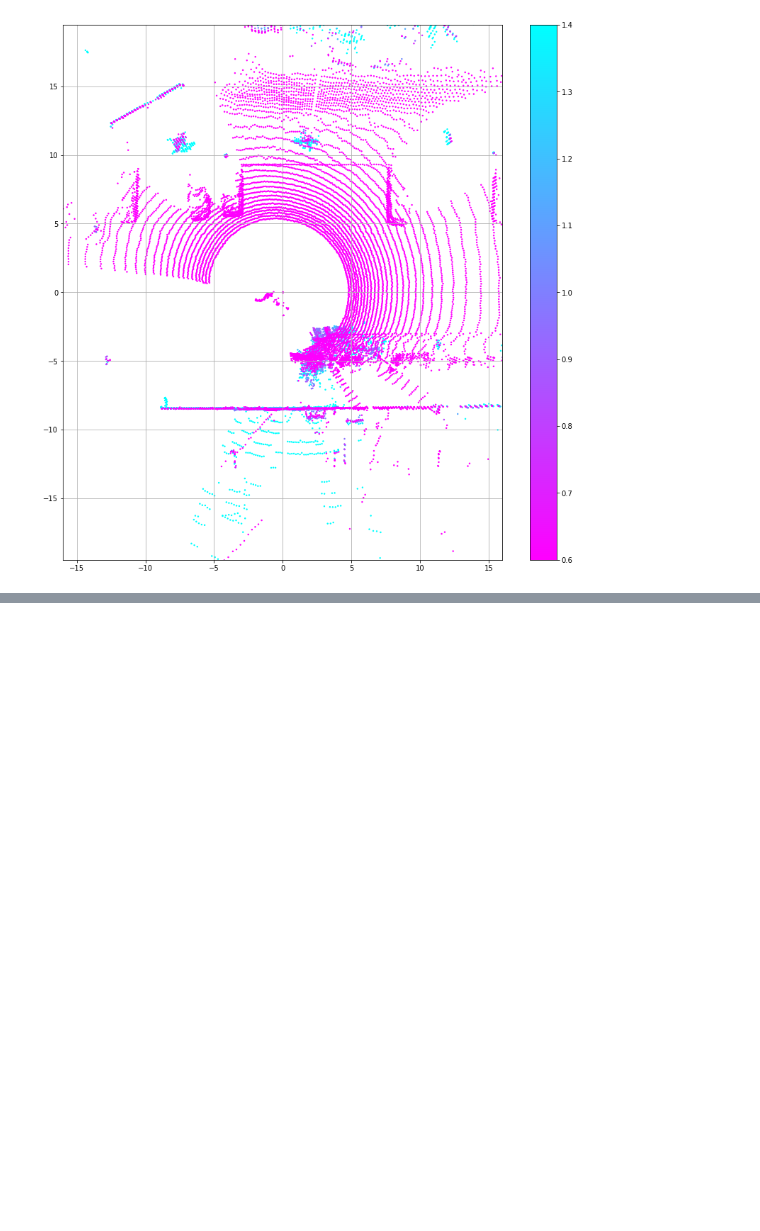
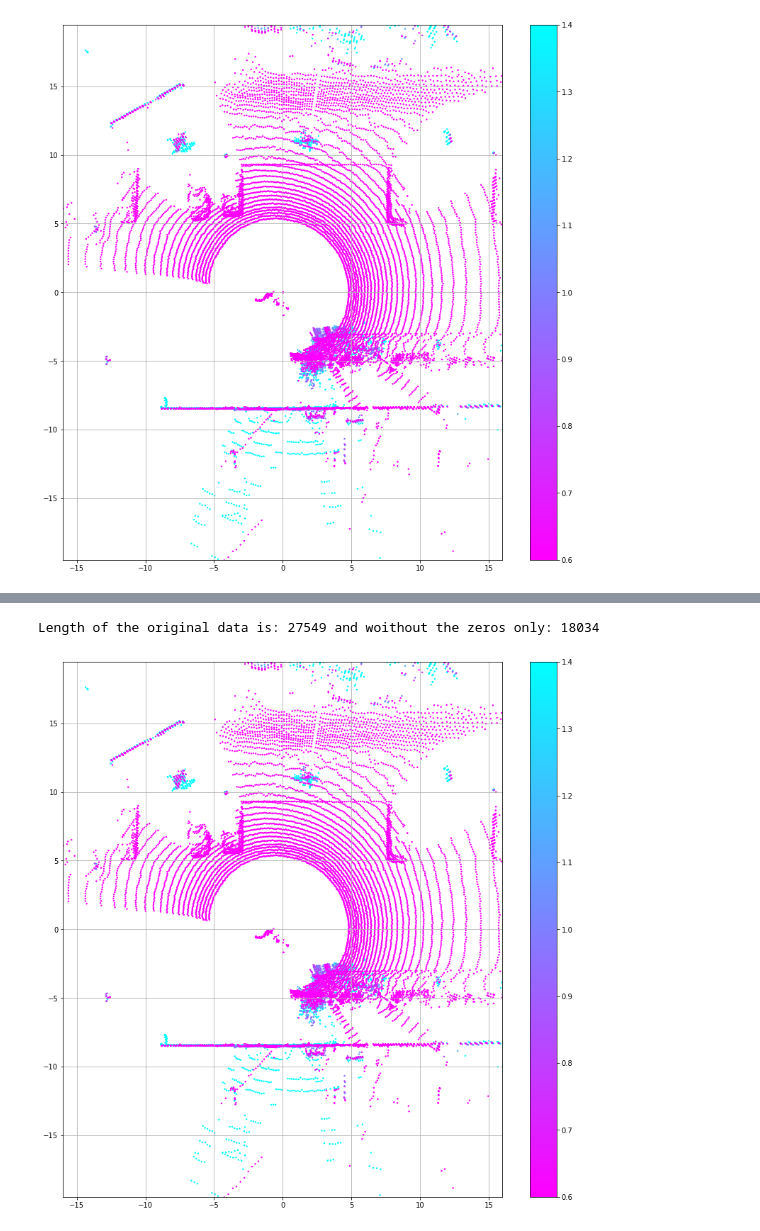
Before and after one commit to horverno/lidar-tinkering-ipython, a Jupyter notebook: display lidar data.ipynb, the cells around one changed output, grey strips where cells are left out. Saved outputs shown, nothing was run; the diff lists cells and outputs as text; code cells hidden in the pictures; blank space fills up the shorter version.

```diff
--- a/display lidar data.ipynb
+++ b/display lidar data.ipynb
@@ -50,0 +57,15 @@ plt.show()
+# %%
+filter_arr = (lcpoints.x > 0.00001) | (lcpoints.x < -0.00001) | (lcpoints.y > 0.00001) | (lcpoints.y < -0.00001)
+lcpoints_no_zero = lcpoints[filter_arr]
+print("Length of the original data is: %d and woithout the zeros only: %d" % (len(lcpoints), len(lcpoints_no_zero)))
+fig3 = plt.figure(figsize=(1000*px, 1000*px))
+plt.scatter(lcpoints_no_zero.x, lcpoints_no_zero.y, c = lcpoints_no_zero.z, vmin=0.6, vmax=1.4, s=2.0, cmap=cm1)
+plt.colorbar()
+plt.axis('equal')
+plt.xlim(-16, 16)
+plt.ylim(-16, 16)
+plt.grid()
+plt.show()
+# %% [output]
+Length of the original data is: 27549 and woithout the zeros only: 18034
+[figure, added]
```
Also changed, not shown: parts of 2 cells of this notebook, 2 other files.
